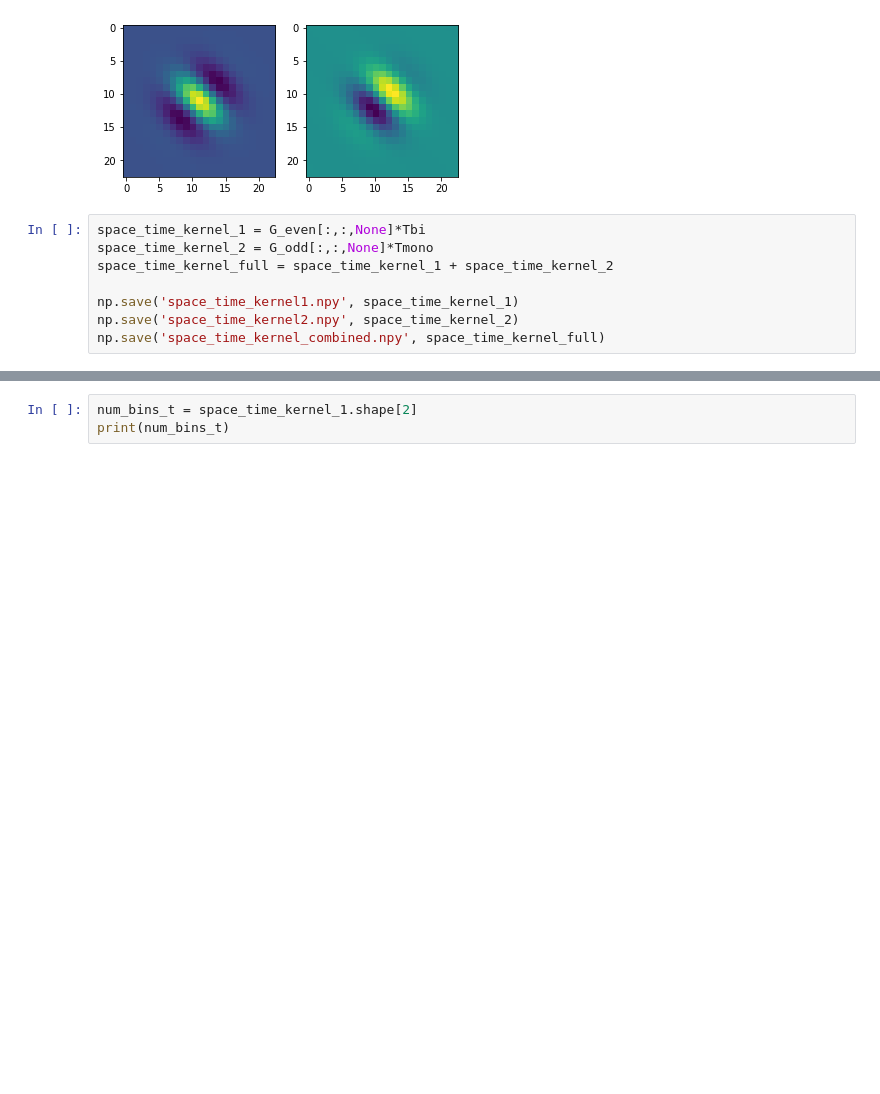
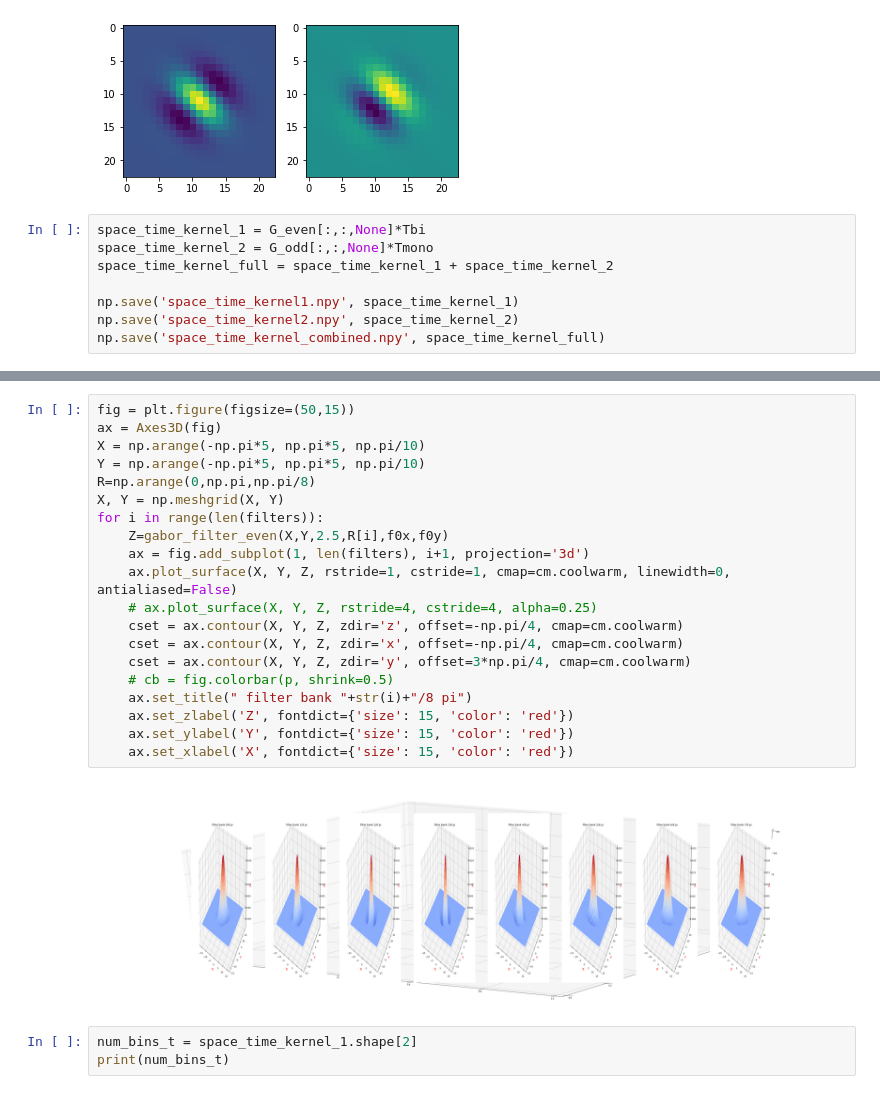
Before and after one commit to tub-sgg/Bio_inspired_Optical_flow, a Jupyter notebook: src/optical_flow.ipynb, the cells around one changed output, grey strips where cells are left out. Drawn from its saved outputs; the diff is of its cells as text; blank space fills up the shorter version.

```diff
--- a/src/optical_flow.ipynb
+++ b/src/optical_flow.ipynb
@@ -182,3 +203,25 @@ np.save('space_time_kernel_combined.npy', space_time_kernel_full)
+# %%
+fig = plt.figure(figsize=(50,15))
+ax = Axes3D(fig)
+X = np.arange(-np.pi*5, np.pi*5, np.pi/10)
+Y = np.arange(-np.pi*5, np.pi*5, np.pi/10)
+R=np.arange(0,np.pi,np.pi/8)
+X, Y = np.meshgrid(X, Y)
+for i in range(len(filters)):
+    Z=gabor_filter_even(X,Y,2.5,R[i],f0x,f0y)
+    ax = fig.add_subplot(1, len(filters), i+1, projection='3d')
+    ax.plot_surface(X, Y, Z, rstride=1, cstride=1, cmap=cm.coolwarm, linewidth=0, antialiased=False)
+    # ax.plot_surface(X, Y, Z, rstride=4, cstride=4, alpha=0.25)
+    cset = ax.contour(X, Y, Z, zdir='z', offset=-np.pi/4, cmap=cm.coolwarm)
+    cset = ax.contour(X, Y, Z, zdir='x', offset=-np.pi/4, cmap=cm.coolwarm)
+    cset = ax.contour(X, Y, Z, zdir='y', offset=3*np.pi/4, cmap=cm.coolwarm)
+    # cb = fig.colorbar(p, shrink=0.5)
+    ax.set_title(" filter bank "+str(i)+"/8 pi")
+    ax.set_zlabel('Z', fontdict={'size': 15, 'color': 'red'})
+    ax.set_ylabel('Y', fontdict={'size': 15, 'color': 'red'})
+    ax.set_xlabel('X', fontdict={'size': 15, 'color': 'red'})
+# %% [output]
+[figure, added]
 # %%
 num_bins_t = space_time_kernel_1.shape[2]
 print(num_bins_t)
```
Also changed, not shown: parts of 23 cells of this notebook, 8 other files.
